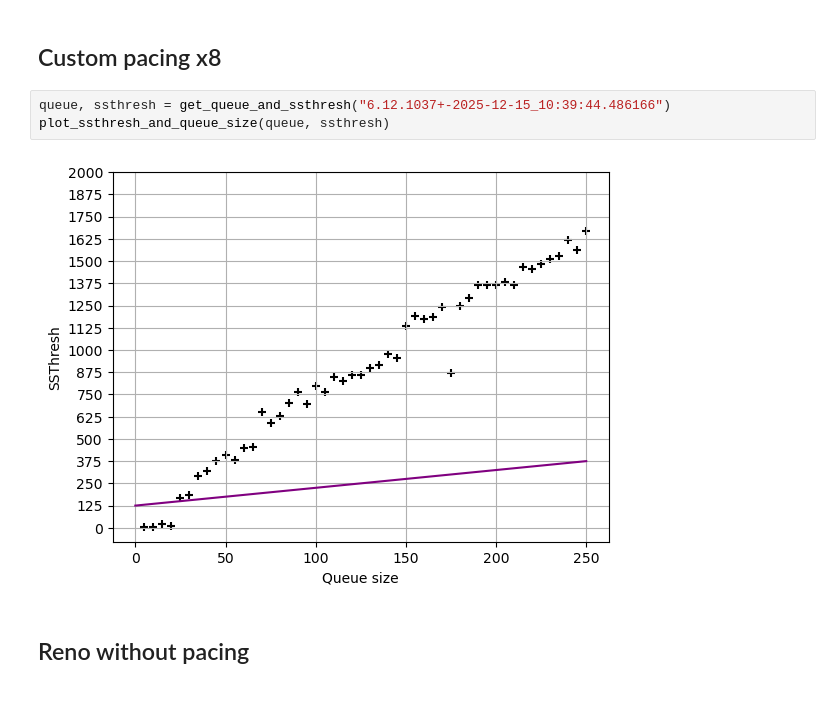
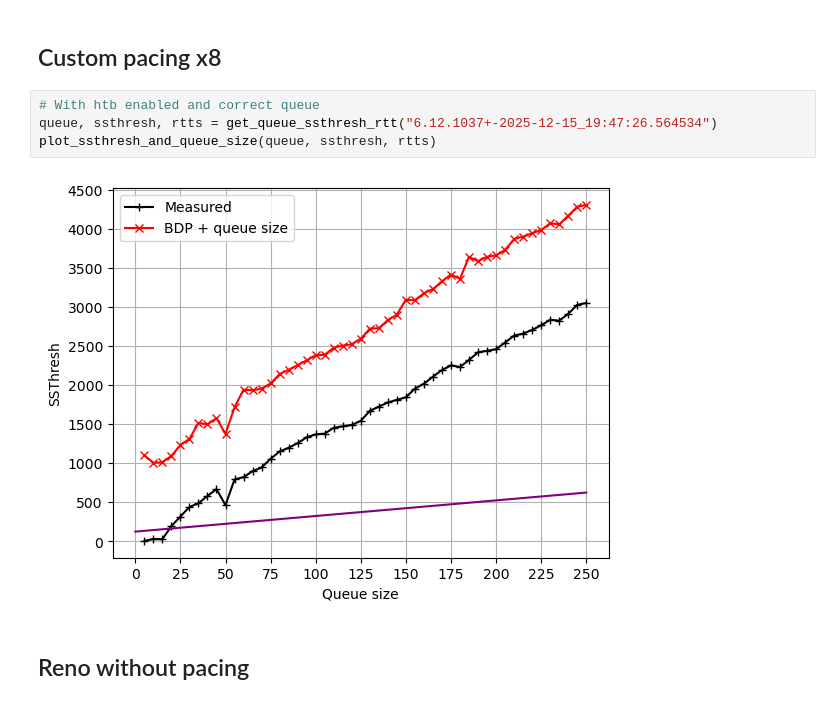
Before and after one commit to StianHaSu/TCP-Pacing-Notebooks, a Jupyter notebook: experiments/ssthresh_saturation/notebook.ipynb, the cells around one changed output. Cells and saved outputs as stored; diff of their text form.

```diff
--- a/experiments/ssthresh_saturation/notebook.ipynb
+++ b/experiments/ssthresh_saturation/notebook.ipynb
@@ -19,10 +18,11 @@ plot_ssthresh_and_queue_size(queue, ssthresh)
 # %% [markdown]
 ## Custom pacing x8
-# %%
-queue, ssthresh = get_queue_and_ssthresh("6.12.1037+-2025-12-15_10:39:44.486166")
-plot_ssthresh_and_queue_size(queue, ssthresh)
-# %% [output]
-[figure, removed]
+# %%
+# With htb enabled and correct queue
+queue, ssthresh, rtts = get_queue_ssthresh_rtt("6.12.1037+-2025-12-15_19:47:26.564534")
+plot_ssthresh_and_queue_size(queue, ssthresh, rtts)
+# %% [output]
+[figure, added]
 # %% [markdown]
 ## Reno without pacing
 # %%
```
Also changed, not shown: parts of 11 cells of this notebook, 9 other files.
